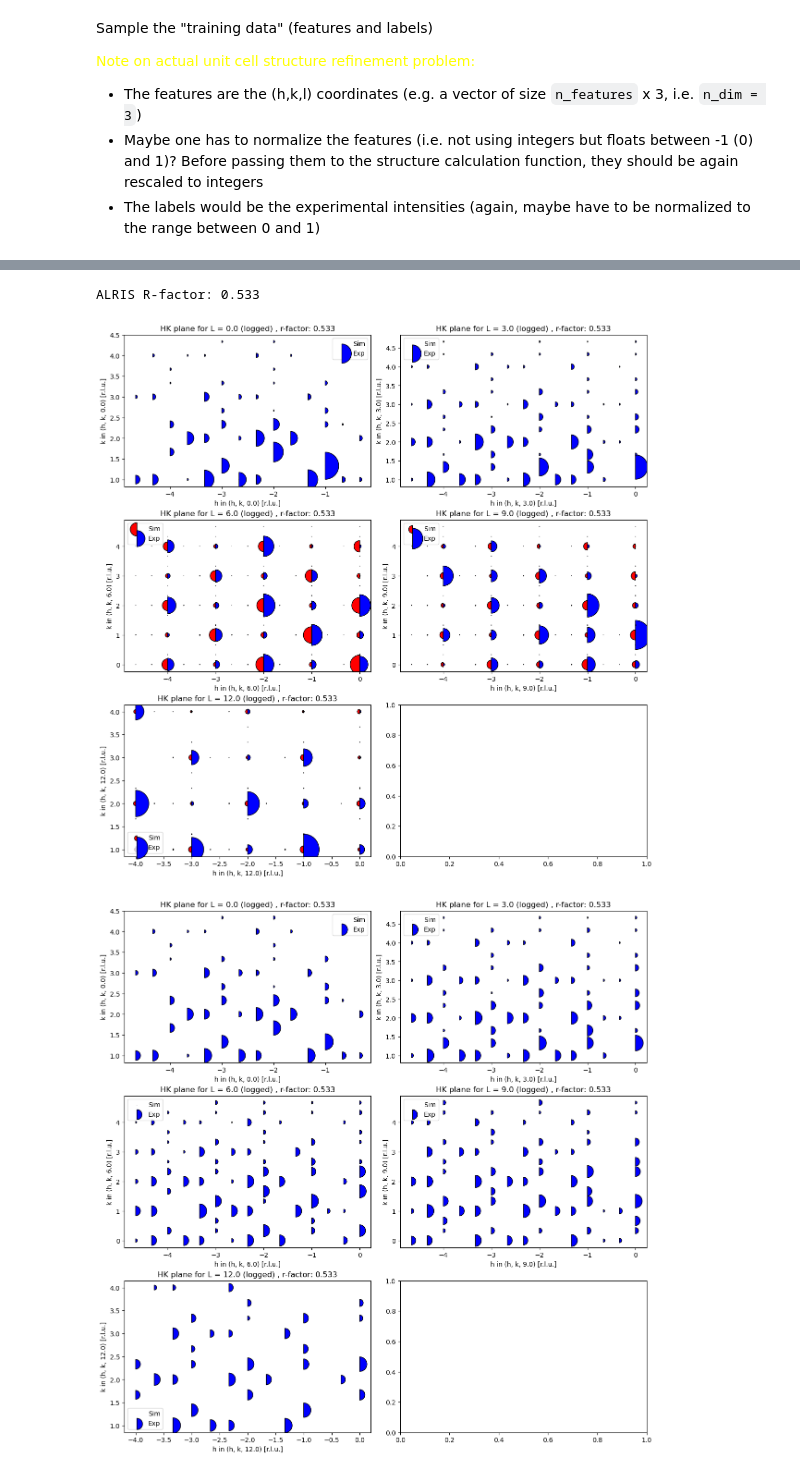
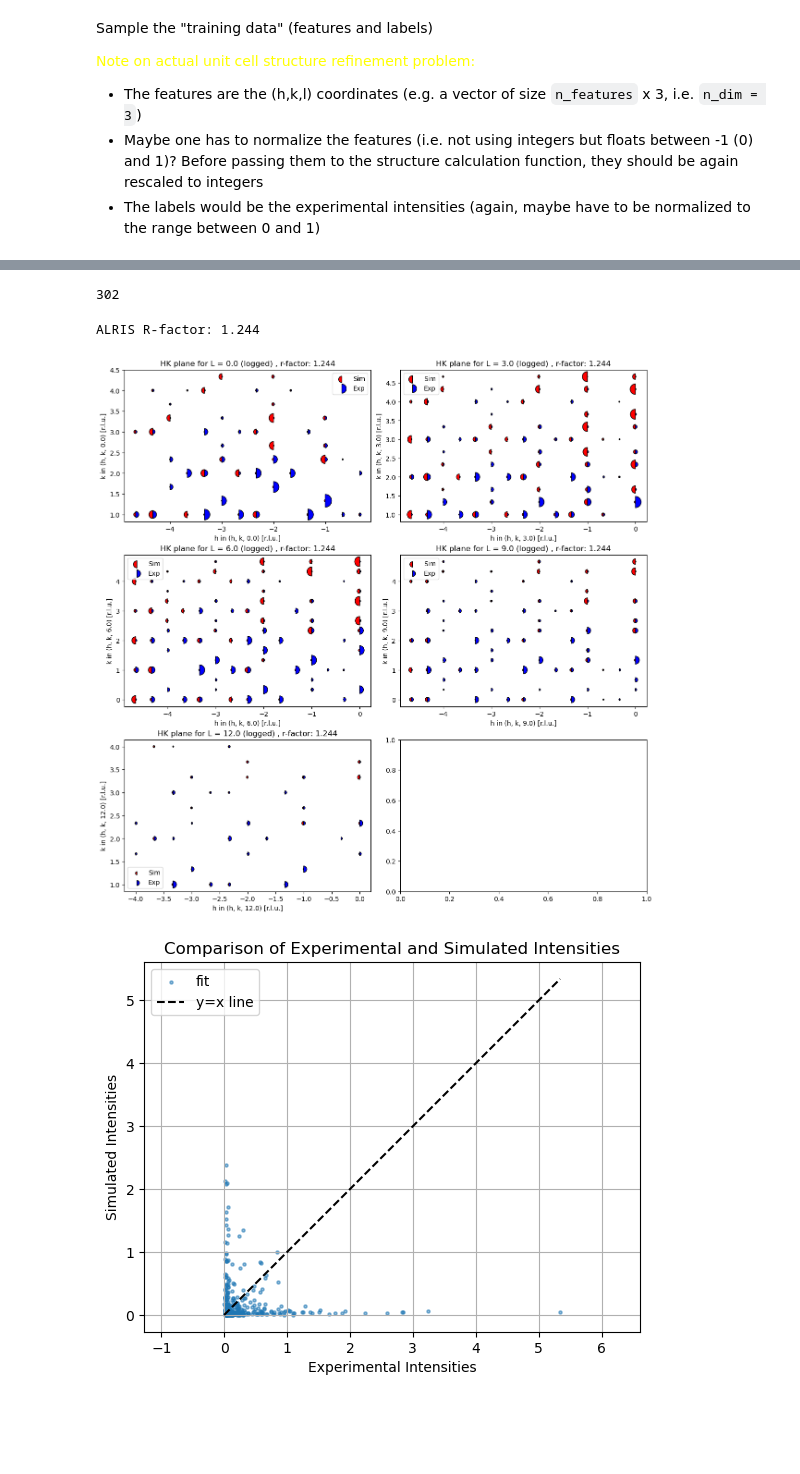
Before and after one commit to bleubreeymeow/alrisDistortionFit, a Jupyter notebook: PBCO/PBCO_1_3_inplane/0_distortion_check/C2_gradient_descent.ipynb, the cells around one changed output, grey strips where cells are left out. Saved outputs shown, nothing was run; the diff lists cells and outputs as text; code cells hidden in the pictures; blank space fills up the shorter version.

```diff
--- a/PBCO/PBCO_1_3_inplane/0_distortion_check/C2_gradient_descent.ipynb
+++ b/PBCO/PBCO_1_3_inplane/0_distortion_check/C2_gradient_descent.ipynb
@@ -19,3 +19,11 @@ Define the function containing the fitting parameters
 <span style="color:yellow">Note on actual unit cell structure refinement problem:</span>
 - `fun_tf()` correspond to the **structure factor calculation function** (one has to convert it to a **TF-compatible** function)
 - <span style="color:red">If conversion to TF-compatible function is not possible, then this approach will probably not work (or becomes much more tedious at least)</span>
+# %%
+def fn_all_hkl_list():
+    all_h_list = np.linspace(0 , -4.666666 , 15)
+    all_k_list = np.linspace(0 , 4.666666 , 15)
+    all_l_list = np.linspace(0 , 12 , 5)
+    all_hkl_list = np.array(np.meshgrid(all_h_list, all_k_list, all_l_list)).T.reshape(-1, 3)
+    all_hkl_list = tf.convert_to_tensor(all_hkl_list, dtype=tf.float32)
+    return all_hkl_list
@@ -140,25 +265,30 @@ def fun_tf(hkl_list, pars, matrix):
     return sim_intensity
 # %%
 best_model_pars = np.zeros(102, dtype=np.float32)  # Initialize with zeros
+#random initialization
+best_model_pars[4] = 1.73
+
 best_model_pars = tf.convert_to_tensor(best_model_pars, dtype=tf.float32)
-experimental_data['intensity_sim'] = fun_tf(features, best_model_pars , matrix).numpy()
+experimental_data['intensity_sim'] = fun_tf(features , best_model_pars , matrix).numpy()
+# %% [output]
+302
 # %%
 def plot_plane_sim_vs_exp_DIM3(ax, df, r_factor, l, norm_plane=False):
     exp_data_0 = df.loc[df['l'] == l].copy()
     if norm_plane == True:
         exp_data_0['intensity_exp'] = exp_data_0['intensity_exp'] / np.sum(exp_data_0['intensity_exp']) * 100
 
+    ax.scatter(exp_data_0['h'], exp_data_0['k'],
+            s=np.log10(exp_data_0['intensity_sim'] + 1)* 500 , color='red', edgecolor="black",
+            label='Sim', marker=MarkerStyle("o", fillstyle="left"))
+    ax.scatter(exp_data_0['h'] , exp_data_0['k'] , s=np.log10(exp_data_0['normalised_exp'] + 1)* 500 , color='blue', edgecolor="black",
+            label='Exp', marker=MarkerStyle("o", fillstyle="right"))
+
     # ax.scatter(exp_data_0['h'], exp_data_0['k'],
-    #         s=np.log10(exp_data_0['intensity_sim'] + 1)* 500 , color='red', edgecolor="black",
+    #         s=exp_data_0['intensity_sim'] * 100, color='red', edgecolor="black",
     #         label='Sim', marker=MarkerStyle("o", fillstyle="left"))
-    # ax.scatter(exp_data_0['h'] , exp_data_0['k'] , s=np.log10(exp_data_0['intensity_exp'] + 1)* 500 , color='blue', edgecolor="black",
+    # ax.scatter(exp_data_0['h'] , exp_data_0['k'] , s=exp_data_0['normalised_exp'] * 100, color='blue', edgecolor="black",
     #         label='Exp', marker=MarkerStyle("o", fillstyle="right"))
-
-    ax.scatter(exp_data_0['h'], exp_data_0['k'],
-            s=exp_data_0['intensity_sim'] * 100, color='red', edgecolor="black",
-            label='Sim', marker=MarkerStyle("o", fillstyle="left"))
-    ax.scatter(exp_data_0['h'] , exp_data_0['k'] , s=exp_data_0['intensity_exp'] * 100, color='blue', edgecolor="black",
-            label='Exp', marker=MarkerStyle("o", fillstyle="right"))
 
     ax.set_xlabel(f"h in (h, k, {l}) [r.l.u.]")
     ax.set_ylabel(f"k in (h, k, {l}) [r.l.u.]")
@@ -175,7 +305,7 @@ def plot_plane_sim_vs_exp_DIM3_no_bragg(ax, df, r_factor, l, norm_plane=False):
     ax.scatter(exp_data_0['h'], exp_data_0['k'],
             s=np.log10(exp_data_0['intensity_sim'] + 1)* 500 , color='red', edgecolor="black",
             label='Sim', marker=MarkerStyle("o", fillstyle="left"))
-    ax.scatter(exp_data_0['h'] , exp_data_0['k'] , s=np.log10(exp_data_0['intensity_exp'] + 1) * 500 , color='blue', edgecolor="black",
+    ax.scatter(exp_data_0['h'] , exp_data_0['k'] , s=np.log10(exp_data_0['normalised_exp'] + 1) * 500 , color='blue', edgecolor="black",
             label='Exp', marker=MarkerStyle("o", fillstyle="right"))
 
     ax.set_xlabel(f"h in (h, k, {l}) [r.l.u.]")
@@ -194,7 +324,7 @@ r_factor = alris_r_factor(experimental_data)
 print(f"ALRIS R-factor: {r_factor:.3f}")
 
 normalised_exp_data = experimental_data['intensity_exp'] / np.sum(experimental_data['intensity_exp']) * 100
-experimental_data['normalised_intensity_exp'] = normalised_exp_data
+experimental_data['normalised_exp'] = normalised_exp_data
 experimental_data['intensity_exp_err'] = labels_err.numpy()
 
 l_values = [0.0, 3.0, 6.0, 9.0, 12.0]
@@ -205,42 +335,42 @@ fig, axs = plt.subplots(3, ncols, figsize=(6 * ncols, 12), constrained_layout=Tr
 axs = axs.flatten()
 
 for i, l in enumerate(l_values):
-    plot_plane_sim_vs_exp_DIM3(axs[i], experimental_data, r_factor,l, norm_plane=True)
+    plot_plane_sim_vs_exp_DIM3(axs[i], experimental_data, r_factor,l, norm_plane=False)
 
 plt.show()
 
-fig, axs = plt.subplots(3, ncols, figsize=(6 * ncols, 12), constrained_layout=True)
-axs = axs.flatten()
-for i, l in enumerate(l_values):
-    plot_plane_sim_vs_exp_DIM3_no_bragg(axs[i], experimental_data, r_factor,l, norm_plane=True)
-plt.show()
+# fig, axs = plt.subplots(3, ncols, figsize=(6 * ncols, 12), constrained_layout=True)
+# axs = axs.flatten()
+# for i, l in enumerate(l_values):
+#     plot_plane_sim_vs_exp_DIM3_no_bragg(axs[i], experimental_data, r_factor,l, norm_plane=False)
+# plt.show()
 
 normalised_exp = experimental_data['intensity_exp']/np.sum(experimental_data['intensity_exp']) * 100
 
 x = np.linspace(0 ,max(normalised_exp), 100)
 y = x
 plt.scatter(normalised_exp, experimental_data['intensity_sim'], s=5, alpha=0.5 , label='fit')
 plt.plot(x , y, color='black', linestyle='--', label='y=x line')
 plt.legend()
 plt.grid(True)
 plt.title('Comparison of Experimental and Simulated Intensities')
 plt.xlabel('Experimental Intensities')
 plt.ylabel('Simulated Intensities')
 plt.axis('equal')
 plt.show()
 
 
 #plot a historgram of the percentage difference in intensity between experimental and simulated
 percentage_diff = np.abs(normalised_exp - experimental_data['intensity_sim']) / normalised_exp * 100
 experimental_data['percentage_diff'] = percentage_diff
 plt.figure(figsize=(10, 6))
 plt.hist(percentage_diff, bins=np.linspace(-200 , 200 , 50), alpha=0.7, color='purple')
 plt.title('Histogram of Percentage Differences Between Experimental and Simulated Intensities')
 plt.xlabel('Percentage Difference (Experimental - Simulated)')
 plt.ylabel('Frequency')
 plt.grid(True)
 plt.show()
 # %% [output]
-ALRIS R-factor: 0.533
+ALRIS R-factor: 1.244
-[figure, old version]
+[figure, new version]
-[figure, old version]
+[figure, new version]
```
Also changed, not shown: parts of 6 cells of this notebook, 3 other files.
